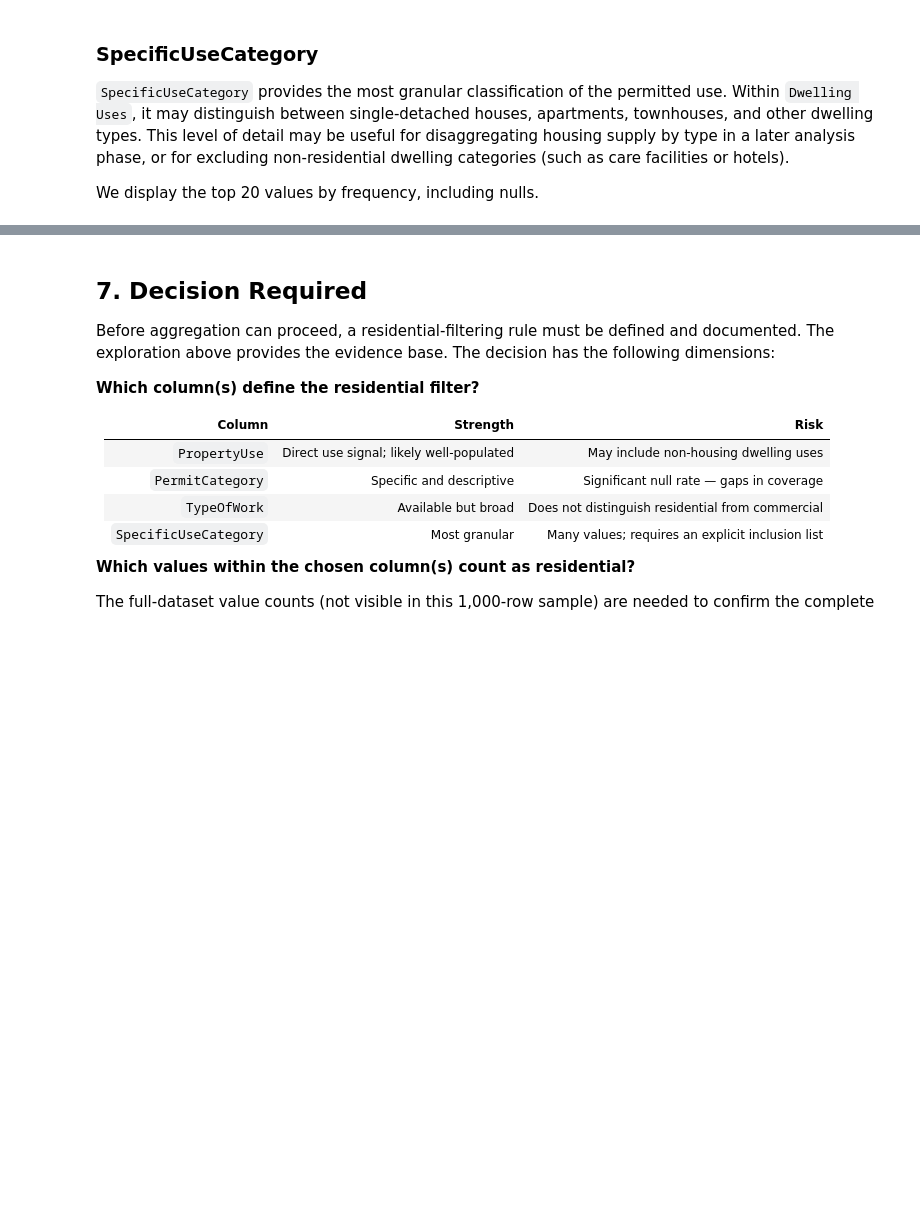
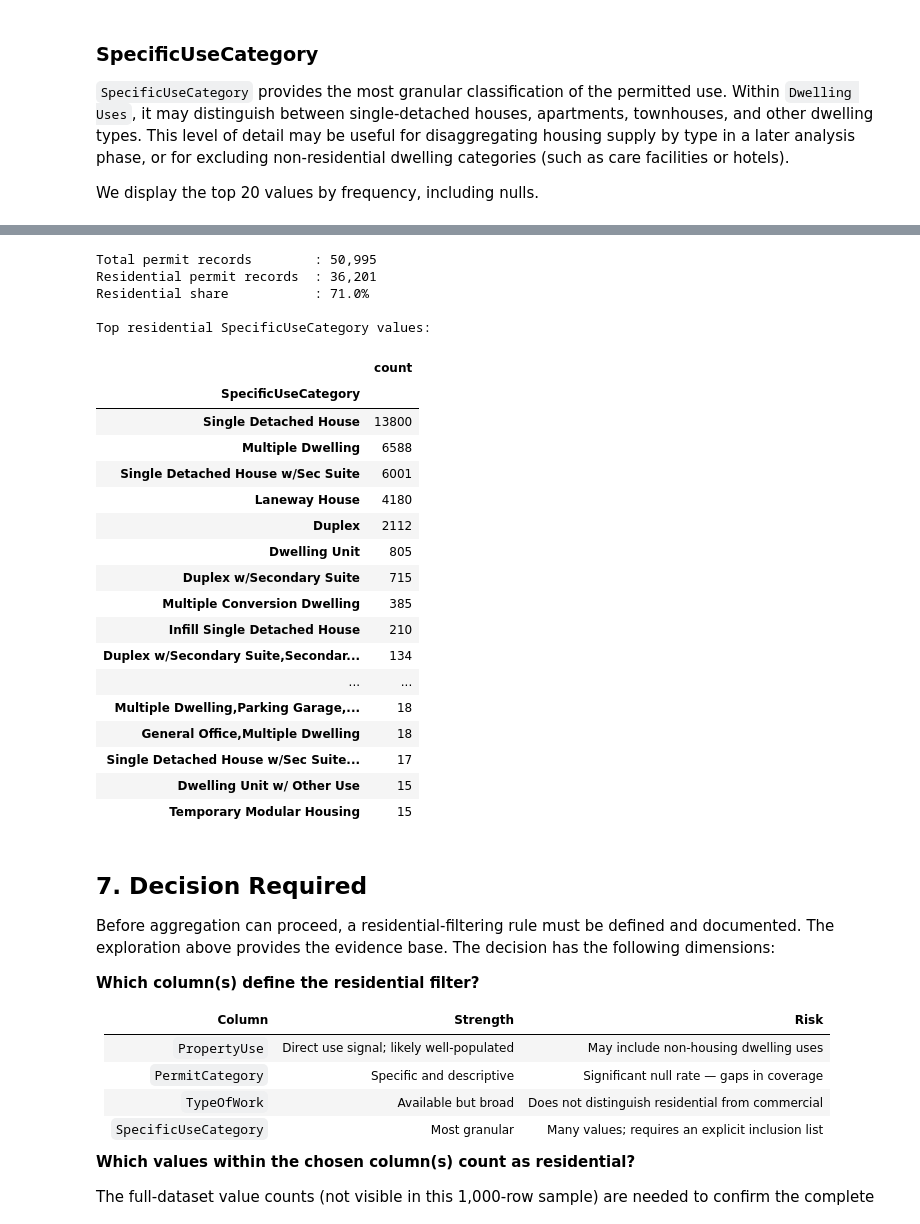
Before and after one commit to chvmdf/vancouver-property-value-housing-supply-analysis, a Jupyter notebook: notebooks/03_building_permits_preparation_and_analysis.ipynb, the cells around one changed output, grey strips where cells are left out. Cells and saved outputs as stored; diff of their text form; code cells hidden in the pictures; blank space fills up the shorter version.

```diff
--- a/notebooks/03_building_permits_preparation_and_analysis.ipynb
+++ b/notebooks/03_building_permits_preparation_and_analysis.ipynb
@@ -200,3 +399,44 @@ display(specific_use_counts.head(20).to_frame('count'))
+# %%
+# Load the two columns needed to validate the residential filter.
+full_residential_review = pd.read_csv(PERMITS_PATH,sep=';',usecols=['PropertyUse', 'SpecificUseCategory'],encoding='utf-8-sig',low_memory=False)
+
+# Candidate rule: include any permit whose PropertyUse contains Dwelling Uses.
+residential_mask = (full_residential_review['PropertyUse'].astype('string').str.contains('Dwelling Uses', case=False, na=False))
+
+residential_count = residential_mask.sum()
+total_count = len(full_residential_review)
+residential_pct = residential_count / total_count * 100
+
+print(f"Total permit records        : {total_count:,}")
+print(f"Residential permit records  : {residential_count:,}")
+print(f"Residential share           : {residential_pct:.1f}%")
+
+print("\nTop residential SpecificUseCategory values:")
+display(full_residential_review.loc[residential_mask, 'SpecificUseCategory'].value_counts(dropna=False).head(30).to_frame('count'))
+# %% [output]
+Total permit records        : 50,995
+Residential permit records  : 36,201
+Residential share           : 71.0%
+
+Top residential SpecificUseCategory values:
+|  | count |
+| SpecificUseCategory |  |
+| Single Detached House | 13800 |
+| Multiple Dwelling | 6588 |
+| Single Detached House w/Sec Suite | 6001 |
+| Laneway House | 4180 |
+| Duplex | 2112 |
+| Dwelling Unit | 805 |
+| Duplex w/Secondary Suite | 715 |
+| Multiple Conversion Dwelling | 385 |
+| Infill Single Detached House | 210 |
+| Duplex w/Secondary Suite,Secondar... | 134 |
+| ... | ... |
+| Multiple Dwelling,Parking Garage,... | 18 |
+| General Office,Multiple Dwelling | 18 |
+| Single Detached House w/Sec Suite... | 17 |
+| Dwelling Unit w/ Other Use | 15 |
+| Temporary Modular Housing | 15 |
 # %% [markdown]
 ## 7. Decision Required
 
```
Also changed, not shown: parts of 13 cells of this notebook.
